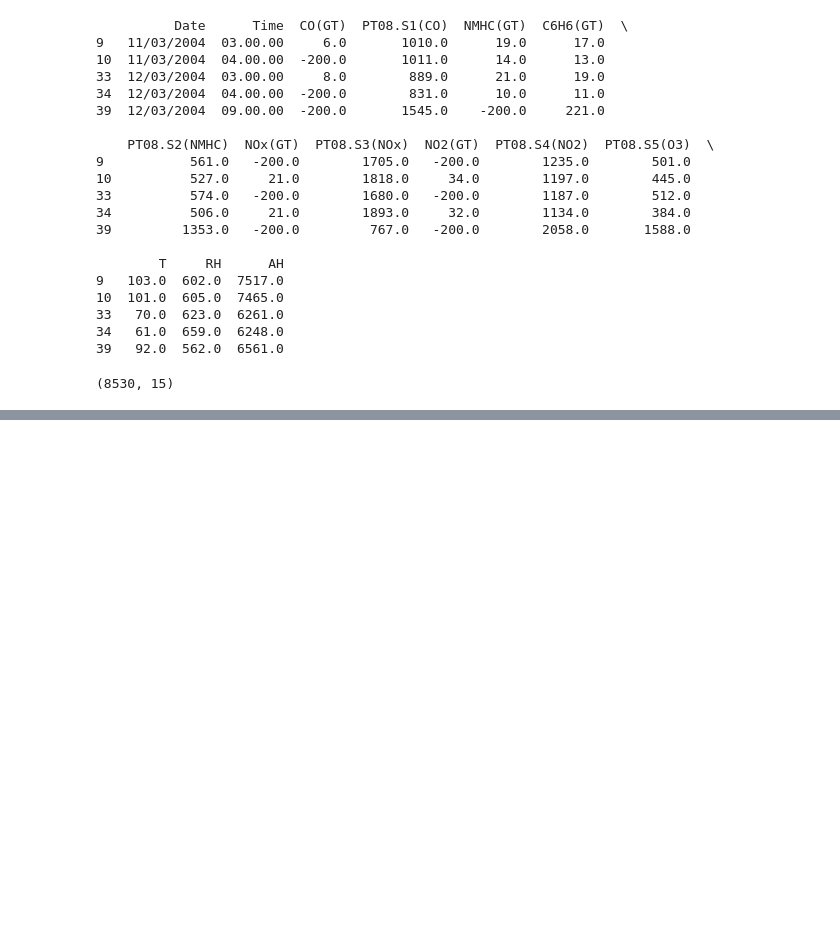
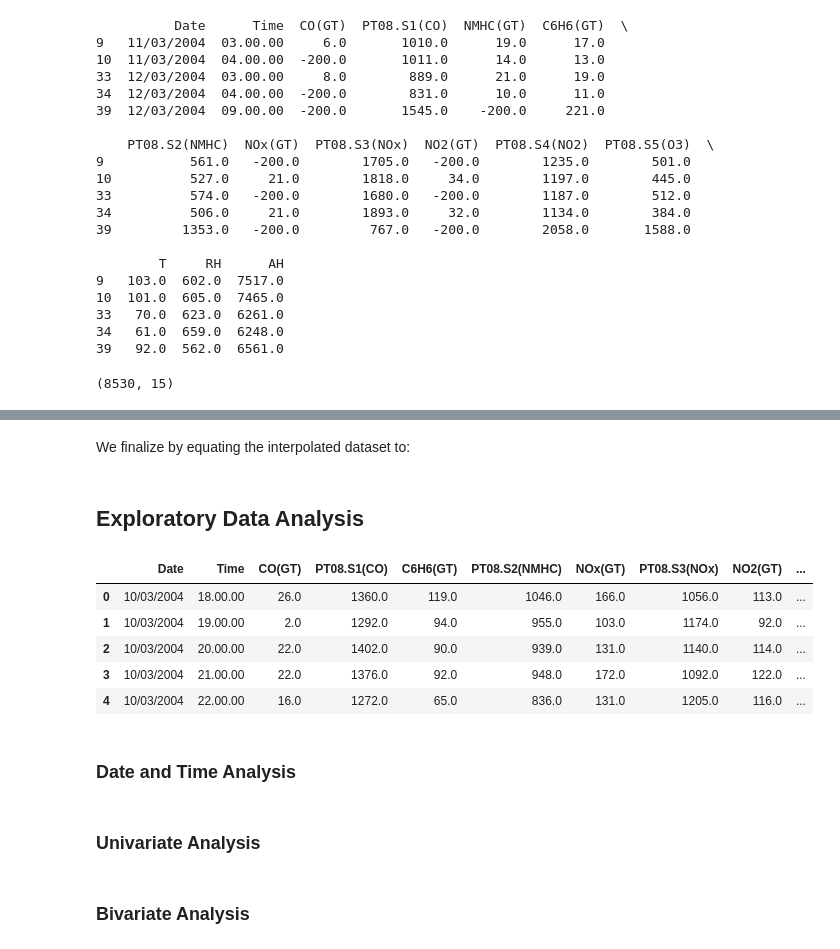
Before and after one commit to JoshuaPaul-lasisi/Air-Quality-Analysis, a Jupyter notebook: notebook.ipynb, the cells around one changed output, grey strips where cells are left out. Cells and saved outputs as stored; diff of their text form; code cells hidden in the pictures; blank space fills up the shorter version.

```diff
--- a/notebook.ipynb
+++ b/notebook.ipynb
@@ -164,0 +483,17 @@ negative_values_subset.shape
+# %% [markdown]
+We finalize by equating the interpolated dataset to:
+# %%
+air_df = air_interpolated.drop(columns='Source', axis=1)
+# %% [markdown]
+## Exploratory Data Analysis
+# %%
+air_df.head()
+# %% [output]
+|  | Date | Time | CO(GT) | PT08.S1(CO) | C6H6(GT) | PT08.S2(NMHC) | NOx(GT) | PT08.S3(NOx) | NO2(GT) | ... |
+| 0 | 10/03/2004 | 18.00.00 | 26.0 | 1360.0 | 119.0 | 1046.0 | 166.0 | 1056.0 | 113.0 | ... |
+| 1 | 10/03/2004 | 19.00.00 | 2.0 | 1292.0 | 94.0 | 955.0 | 103.0 | 1174.0 | 92.0 | ... |
+| 2 | 10/03/2004 | 20.00.00 | 22.0 | 1402.0 | 90.0 | 939.0 | 131.0 | 1140.0 | 114.0 | ... |
+| 3 | 10/03/2004 | 21.00.00 | 22.0 | 1376.0 | 92.0 | 948.0 | 172.0 | 1092.0 | 122.0 | ... |
+| 4 | 10/03/2004 | 22.00.00 | 16.0 | 1272.0 | 65.0 | 836.0 | 131.0 | 1205.0 | 116.0 | ... |
+# %% [markdown]
+### Date and Time Analysis
@@ -164,0 +522,2 @@ negative_values_subset.shape
+# %% [markdown]
+### Univariate Analysis
@@ -164,0 +540,2 @@ negative_values_subset.shape
+# %% [markdown]
+### Bivariate Analysis
```
Also changed, not shown: parts of 34 cells of this notebook.
